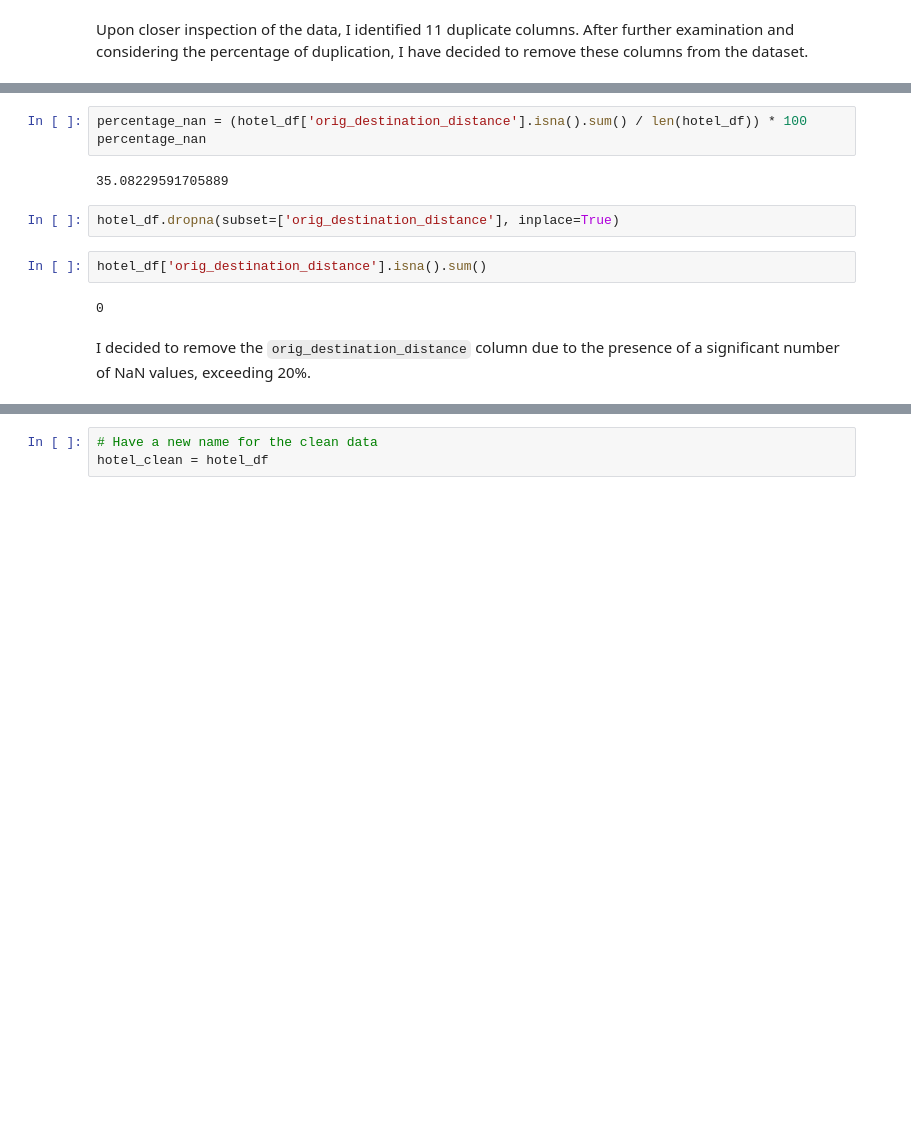
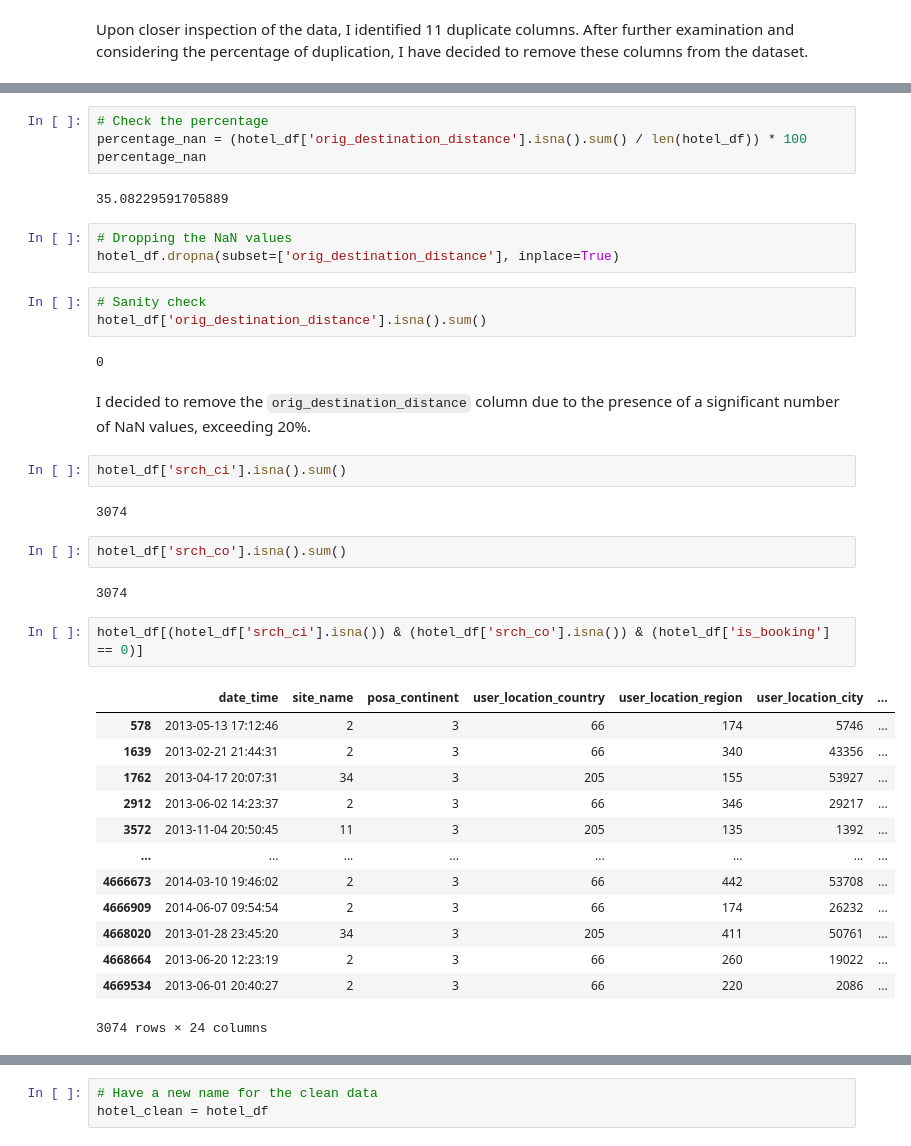
Before and after one commit to laisamorimm/Expedia_Hotel_Recommendation, a Jupyter notebook: Notebooks/Capstone.ipynb, the cells around one changed output, grey strips where cells are left out. Drawn from its saved outputs; the diff is of its cells as text; blank space fills up the shorter version.

```diff
--- a/Notebooks/Capstone.ipynb
+++ b/Notebooks/Capstone.ipynb
@@ -336,15 +371,42 @@ hotel_df[hotel_df['orig_destination_distance'].isna()]
 | 4670292 | 2013-08-23 10:06:56 | 2 | 3 | 103 | 45 | 38784 | ... |
 1039647 rows × 24 columns
 # %%
+# Check the percentage
 percentage_nan = (hotel_df['orig_destination_distance'].isna().sum() / len(hotel_df)) * 100
 percentage_nan
 # %% [output]
 35.08229591705889
 # %%
+# Dropping the NaN values
 hotel_df.dropna(subset=['orig_destination_distance'], inplace=True)
 # %%
+# Sanity check
 hotel_df['orig_destination_distance'].isna().sum()
 # %% [output]
 0
 # %% [markdown]
 I decided to remove the `orig_destination_distance` column due to the presence of a significant number of NaN values, exceeding 20%.
+# %%
+hotel_df['srch_ci'].isna().sum()
+# %% [output]
+3074
+# %%
+hotel_df['srch_co'].isna().sum()
+# %% [output]
+3074
+# %%
+hotel_df[(hotel_df['srch_ci'].isna()) & (hotel_df['srch_co'].isna()) & (hotel_df['is_booking'] == 0)]
+# %% [output]
+|  | date_time | site_name | posa_continent | user_location_country | user_location_region | user_location_city | ... |
+| 578 | 2013-05-13 17:12:46 | 2 | 3 | 66 | 174 | 5746 | ... |
+| 1639 | 2013-02-21 21:44:31 | 2 | 3 | 66 | 340 | 43356 | ... |
+| 1762 | 2013-04-17 20:07:31 | 34 | 3 | 205 | 155 | 53927 | ... |
+| 2912 | 2013-06-02 14:23:37 | 2 | 3 | 66 | 346 | 29217 | ... |
+| 3572 | 2013-11-04 20:50:45 | 11 | 3 | 205 | 135 | 1392 | ... |
+| ... | ... | ... | ... | ... | ... | ... | ... |
+| 4666673 | 2014-03-10 19:46:02 | 2 | 3 | 66 | 442 | 53708 | ... |
+| 4666909 | 2014-06-07 09:54:54 | 2 | 3 | 66 | 174 | 26232 | ... |
+| 4668020 | 2013-01-28 23:45:20 | 34 | 3 | 205 | 411 | 50761 | ... |
+| 4668664 | 2013-06-20 12:23:19 | 2 | 3 | 66 | 260 | 19022 | ... |
+| 4669534 | 2013-06-01 20:40:27 | 2 | 3 | 66 | 220 | 2086 | ... |
+3074 rows × 24 columns
```
Also changed, not shown: parts of 127 cells of this notebook.
